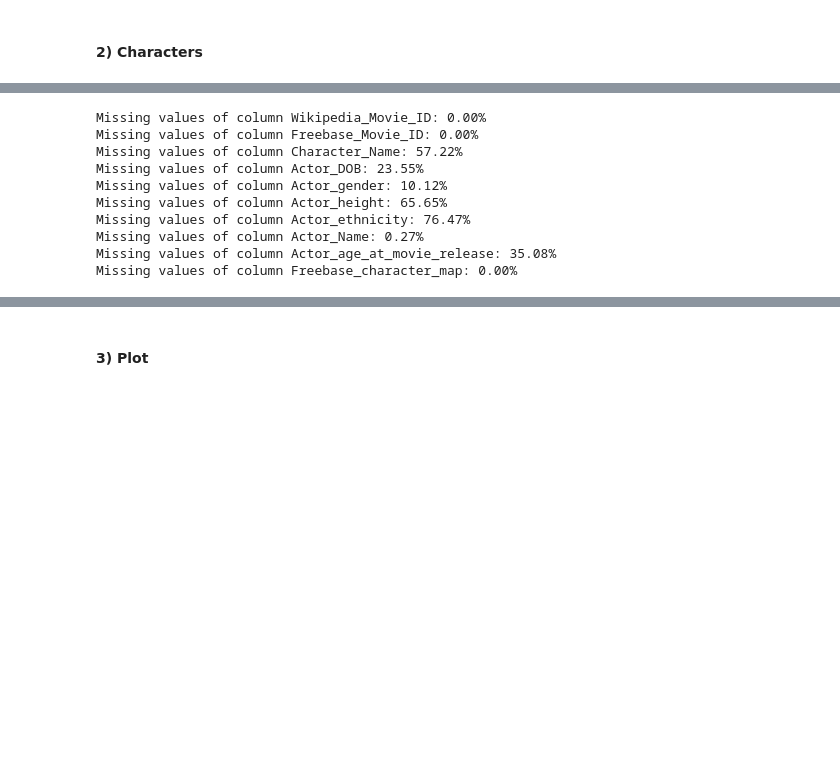
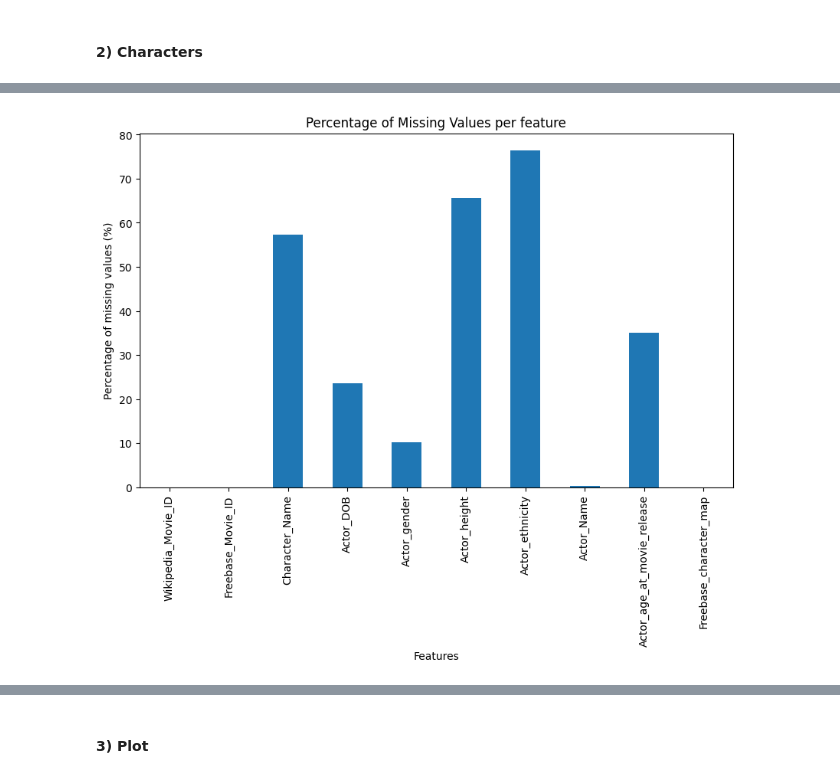
Before and after one commit to epfl-ada/ada-2023-project-yamal, a Jupyter notebook: Projet_step_1.ipynb, the cells around one changed output, grey strips where cells are left out. Drawn from its saved outputs; the diff is of its cells as text; code cells hidden in the pictures; blank space fills up the shorter version.

```diff
--- a/Projet_step_1.ipynb
+++ b/Projet_step_1.ipynb
@@ -217,18 +265,15 @@ characters[characters['Freebase_character_map']=='/m/02nwzzv'][:]
 # %% [output]
 |  | Wikipedia_Movie_ID | Freebase_Movie_ID | Character_Name | Actor_DOB | Actor_gender | Actor_height | ... |
 | 132619 | 54166 | /m/0f4yh | Dr. Marcus Brody | 1922-05-31 | M | 1.816 | ... |
-# %%
-for col in characters.columns:
-    missing_val = characters[col].isna().sum()/len(characters)
-    print(f'Missing values of column {col}: {missing_val:.2%}')
-# %% [output]
-Missing values of column Wikipedia_Movie_ID: 0.00%
-Missing values of column Freebase_Movie_ID: 0.00%
-Missing values of column Character_Name: 57.22%
-Missing values of column Actor_DOB: 23.55%
-Missing values of column Actor_gender: 10.12%
-Missing values of column Actor_height: 65.65%
-Missing values of column Actor_ethnicity: 76.47%
-Missing values of column Actor_Name: 0.27%
-Missing values of column Actor_age_at_movie_release: 35.08%
-Missing values of column Freebase_character_map: 0.00%
+# %%
+missing_data_points_characters = 100 * (characters.isna().sum() / (characters.shape[0]))
+# %%
+plt.figure(figsize=(10, 6))
+missing_data_points_characters.plot(kind='bar')
+plt.title('Percentage of Missing Values per feature')
+plt.xlabel('Features')
+plt.ylabel('Percentage of missing values (%)')
+plt.xticks(rotation=90)
+plt.show()
+# %% [output]
+[figure, added]
```
Also changed, not shown: parts of 17 cells of this notebook.
